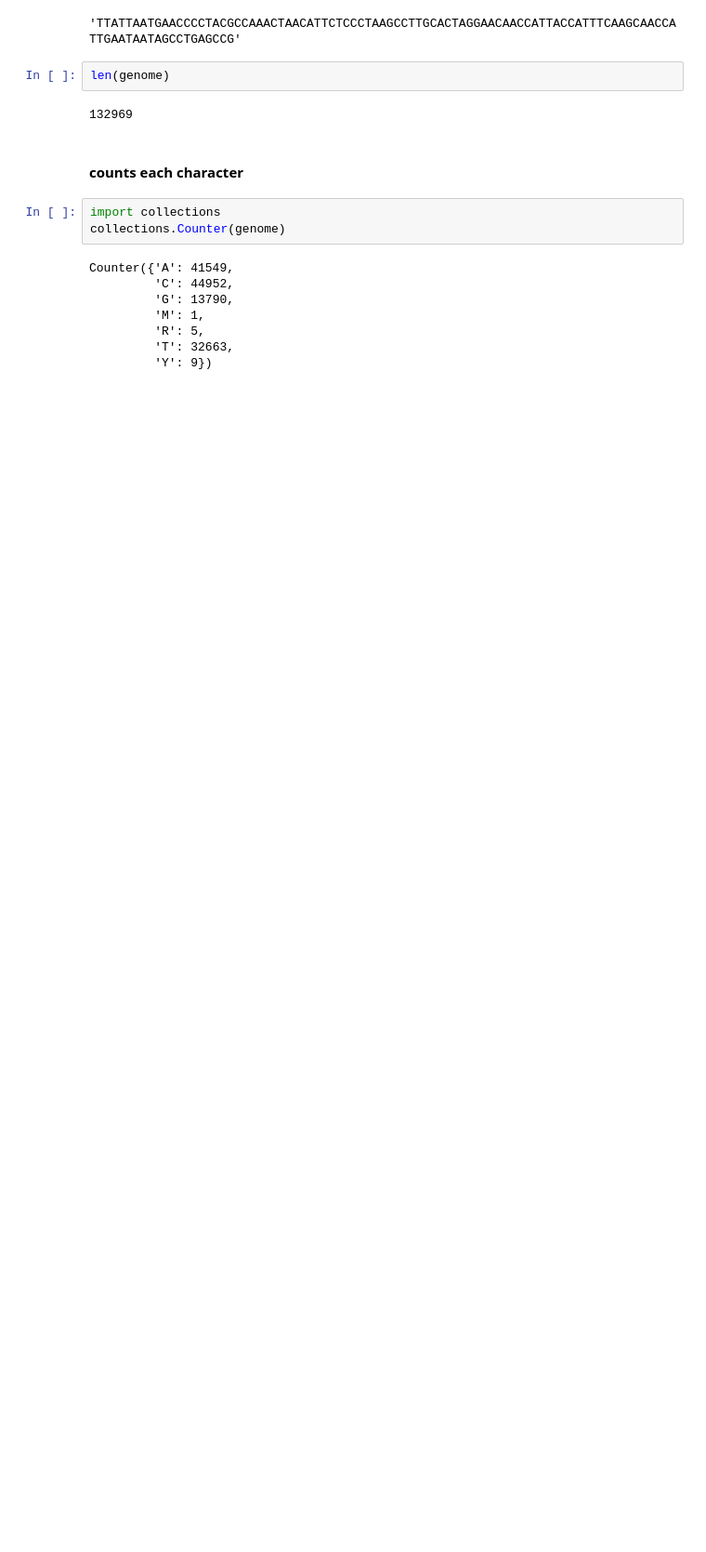
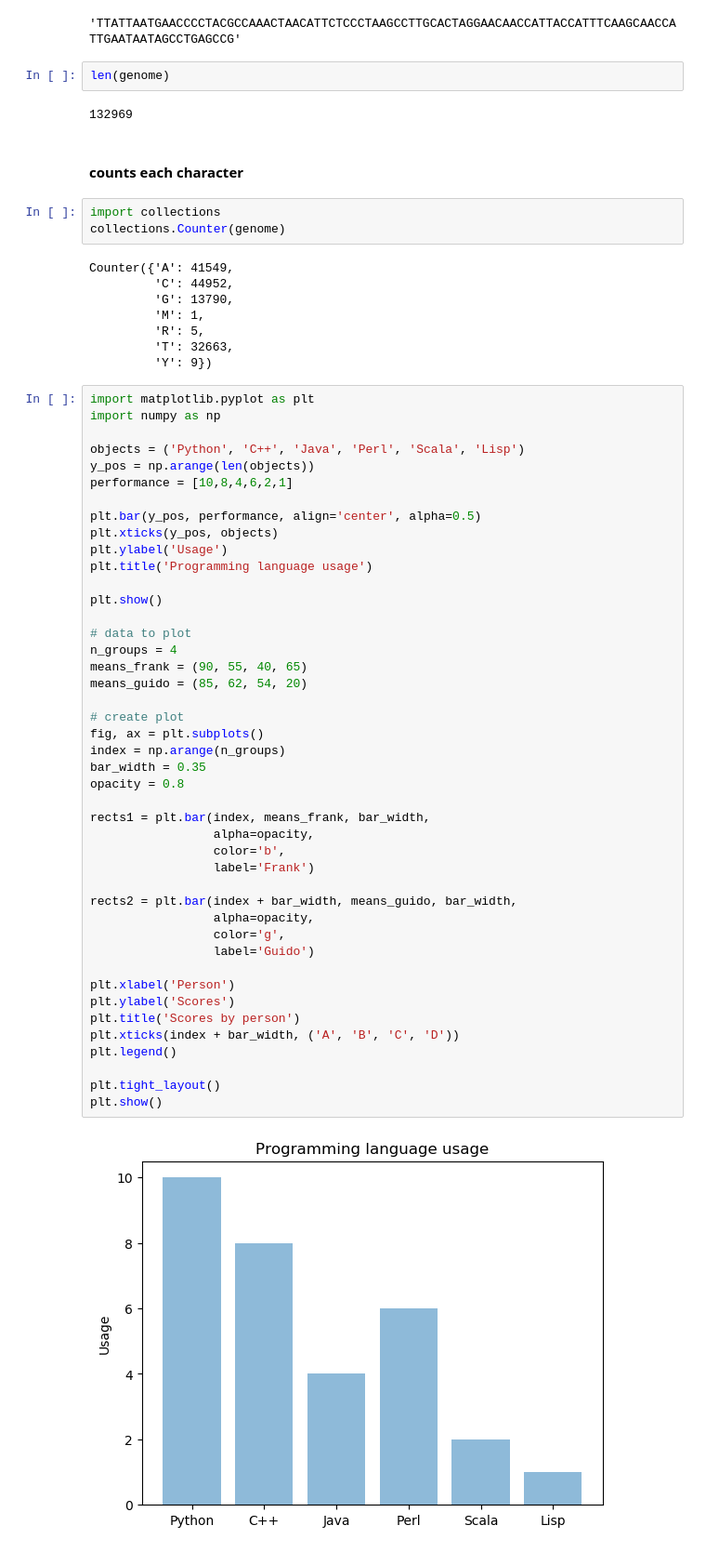
Before and after one commit to tonoamboro/Python_Assignment, a Jupyter notebook: Script.ipynb, the cells around one changed output. Shown at 93% size. Drawn from its saved outputs; the diff is of its cells as text; blank space fills up the shorter version.

Commit message:
trial and error graphs

```diff
--- a/Script.ipynb
+++ b/Script.ipynb
@@ -31,3 +31,49 @@ Counter({'A': 41549,
          'R': 5,
          'T': 32663,
          'Y': 9})
+# %%
+import matplotlib.pyplot as plt
+import numpy as np
+
+objects = ('Python', 'C++', 'Java', 'Perl', 'Scala', 'Lisp')
+y_pos = np.arange(len(objects))
+performance = [10,8,4,6,2,1]
+
+plt.bar(y_pos, performance, align='center', alpha=0.5)
+plt.xticks(y_pos, objects)
+plt.ylabel('Usage')
+plt.title('Programming language usage')
+
+plt.show()
+
+# data to plot
+n_groups = 4
+means_frank = (90, 55, 40, 65)
+means_guido = (85, 62, 54, 20)
+
+# create plot
+fig, ax = plt.subplots()
+index = np.arange(n_groups)
+bar_width = 0.35
+opacity = 0.8
+
+rects1 = plt.bar(index, means_frank, bar_width,
+                 alpha=opacity,
+                 color='b',
+                 label='Frank')
+
+rects2 = plt.bar(index + bar_width, means_guido, bar_width,
+                 alpha=opacity,
+                 color='g',
+                 label='Guido')
+
+plt.xlabel('Person')
+plt.ylabel('Scores')
+plt.title('Scores by person')
+plt.xticks(index + bar_width, ('A', 'B', 'C', 'D'))
+plt.legend()
+
+plt.tight_layout()
+plt.show()
+# %% [output]
+[figure, added]
```
Also changed, not shown: parts of 3 cells of this notebook.
